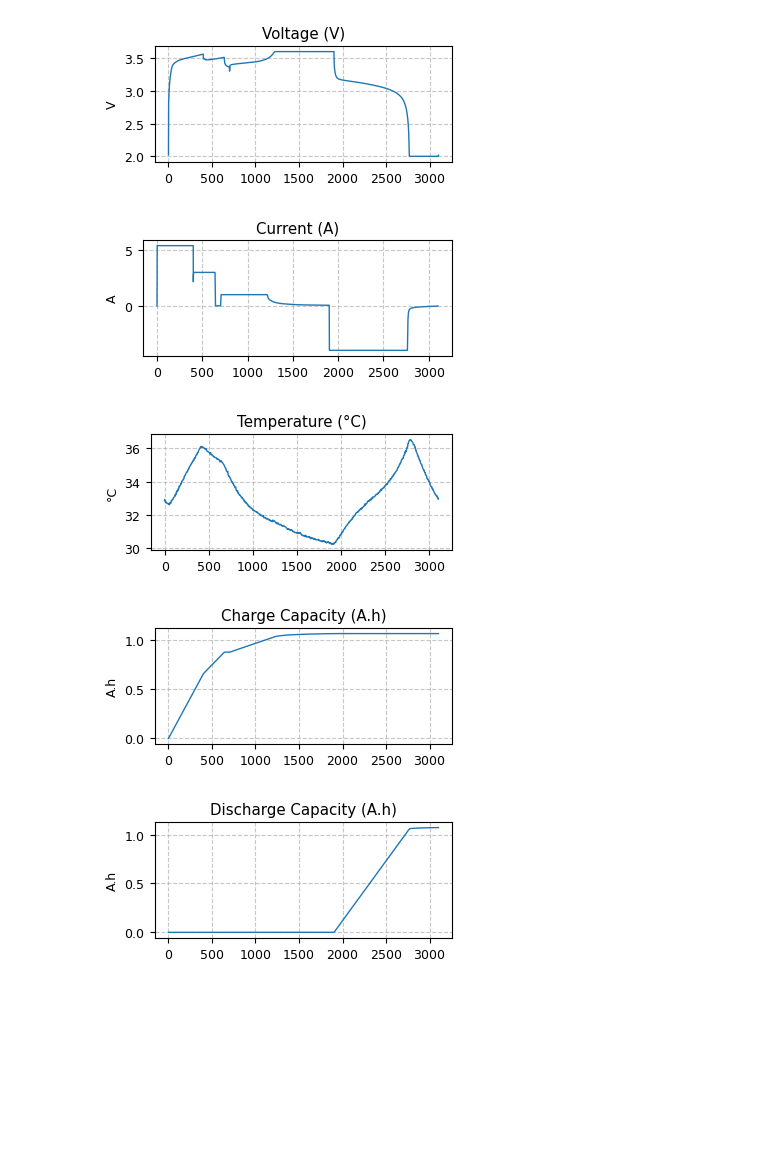
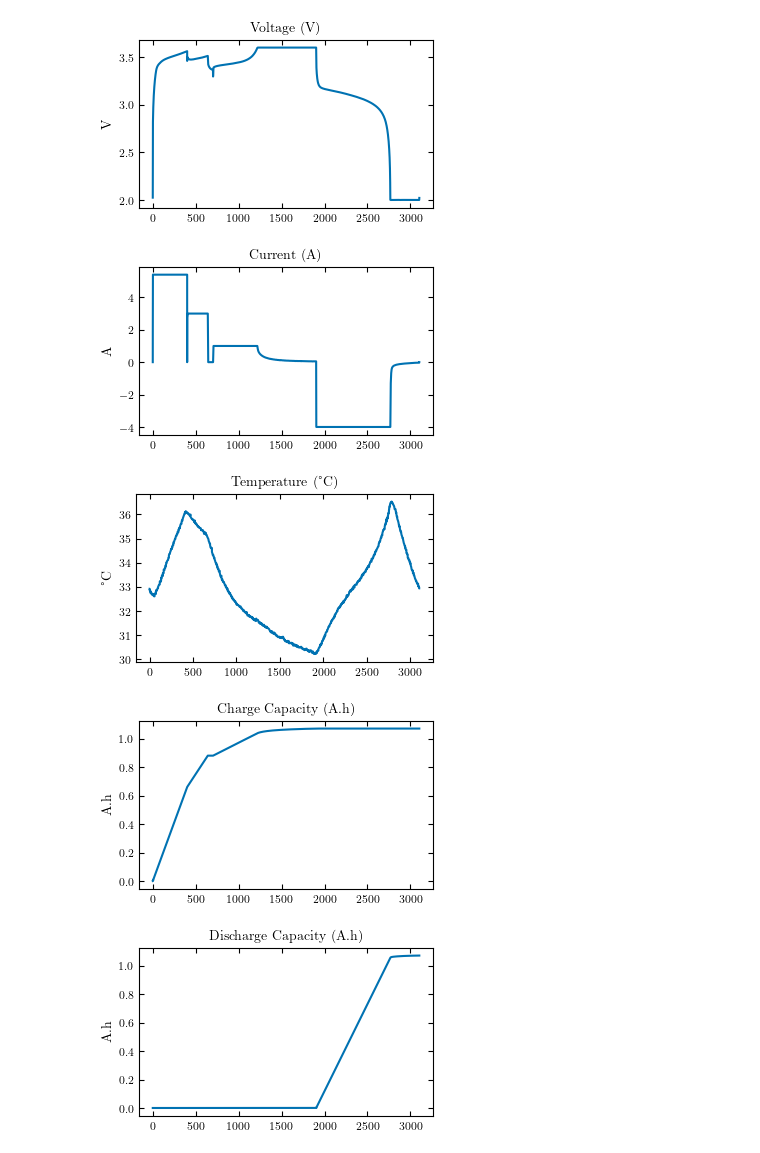
Before and after one commit to gabriel-buzzi/battery-soh-rul-modeling, a Jupyter notebook: notebooks/data_analysis/20250725-gbs-cycle-signals.ipynb, the cells around one changed output. Saved outputs shown, nothing was run; the diff lists cells and outputs as text; code cells hidden in the pictures; blank space fills up the shorter version.

Commit message:
Update notebooks and add new matplotlib config

```diff
--- a/notebooks/data_analysis/20250725-gbs-cycle-signals.ipynb
+++ b/notebooks/data_analysis/20250725-gbs-cycle-signals.ipynb
@@ -16,11 +13,6 @@ from src.analysis.utils import (
-# %%
-plt.rcParams.update({
-    "font.size": 9,
-    'lines.linewidth': 1,
-})
-
-SAVE_FIGURES = True
 # %%
+SAVE_FIGURES = True
+
 SIGNALS_NAMES = {
     't': 'time (s)',
     'V': 'Voltage (V)',
@@ -38,12 +30,14 @@ SIGNALS_UNITIES = {
     'Qc': 'A.h',
     'Qd': 'A.h'
 }
+
+ROOT_PATH = Path().absolute().parent.parent
 # %%
-with initialize(version_base=None, config_path='../../src/conf'):
+with initialize(version_base=None, config_path='../../config'):
     cfg = compose(config_name="config")
 # %%
-figures_folder = Path('../../') / cfg['analysis']['figures_folder']
-cells_paths = Path('../../') / cfg['data']['processed_cells_data_folder']
+figures_folder = ROOT_PATH / cfg['analysis']['figures_folder']
+cells_paths = ROOT_PATH / cfg['data']['processed_cells_data_folder']
 # %%
 example_cell = cfg['analysis']['example_cell']
 # %%
@@ -53,7 +47,7 @@ cycles_data = pd.read_parquet(
 )
 # %%
 def plot_signal(cell_data, save_path, signal = 'V', cycle = 1):
-    fig, ax = get_elsevier_single_column_fig(height_mm=42.5)
+    fig, ax = create_figure(layout_type="one_column")
 
     cycle_data = cell_data[cell_data['cycle'] == cycle]
 
@@ -63,7 +57,6 @@ def plot_signal(cell_data, save_path, signal = 'V', cycle = 1):
     ax.plot(t, signal_data, color='C0')
     ax.set_ylabel(SIGNALS_UNITIES[signal])
     ax.set_title(SIGNALS_NAMES[signal])
-    ax.grid(True, linestyle='--', alpha=0.7)
 
     if save_path is not None:
         plt.savefig(save_path, dpi=300, bbox_inches="tight")
@@ -87,38 +80,38 @@ plot_signal(
     signal='I'
 )
 
 plot_signal(
     cycles_data,
     save_path=(
         figures_folder / 'temperature.png'
         if SAVE_FIGURES else None
     ),
     signal='T'
 )
 
 plot_signal(
     cycles_data,
     save_path=(
         figures_folder / 'charge_cap.png'
         if SAVE_FIGURES else None
     ),
     signal='Qc'
 )
 
 plot_signal(
     cycles_data,
     save_path=(
         figures_folder / 'discharge_cap.png'
         if SAVE_FIGURES else None
     ),
     signal='Qd'
 )
 # %% [output]
-[figure, old version]
+[figure, new version]
-[figure, old version]
+[figure, new version]
-[figure, old version]
+[figure, new version]
-[figure, old version]
+[figure, new version]
-[figure, old version]
+[figure, new version]
 # %%
 def plot_temperature_and_capacities(
     data: pd.DataFrame,
```
Also changed, not shown: parts of 7 cells of this notebook, 9 other files.
